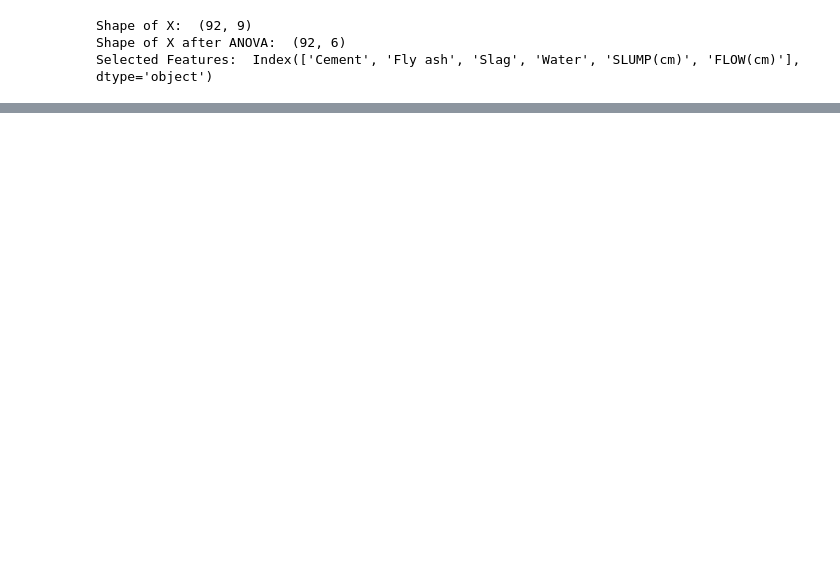
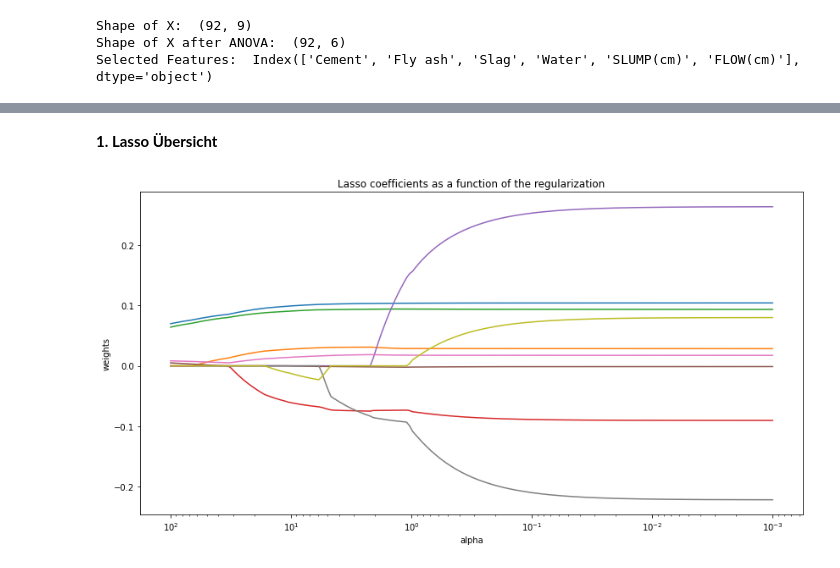
Before and after one commit to kobabulbul/AutoML, a Jupyter notebook: FeatureSelection.ipynb, the cells around one changed output, grey strips where cells are left out. Cells and saved outputs as stored; diff of their text form; code cells hidden in the pictures; blank space fills up the shorter version.

```diff
--- a/FeatureSelection.ipynb
+++ b/FeatureSelection.ipynb
@@ -303,22 +181,0 @@ Importance of Features:  [6.00408175 0.44692582 5.51631735 3.37076497 0.44847189
-# %%
-import matplotlib.pyplot as plt
-
-
-lasso = model[-1]
-plt.figure(figsize=(14,9))
-plt.semilogx(lasso.alphas_, lasso.mse_path_, linestyle=":")
-plt.plot(
-    lasso.alphas_,
-    lasso.mse_path_.mean(axis=-1),
-    color="black",
-    label="Average across the folds",
-    linewidth=2,
-)
-plt.axvline(lasso.alpha_, linestyle="--", color="black", label="alpha: CV estimate")
-
-plt.xlabel(r"$\alpha$")
-plt.ylabel("Mean square error")
-plt.legend()
-_ = plt.title(
-    f"Mean square error on each fold: coordinate descent"
-)
@@ -516,0 +190,26 @@ _ = plt.title(
+# %% [markdown]
+**1. Lasso Übersicht**
+# %%
+from sklearn.linear_model import Lasso
+warnings.filterwarnings("ignore")
+n_alphas = 200
+alphas = np.logspace(-3, 2, n_alphas)
+
+coefs = []
+for a in alphas:
+    lasso = Lasso(alpha=a, fit_intercept=False)
+    lasso.fit(X_train, y_train)
+    coefs.append(lasso.coef_)
+
+plt.figure(figsize=(14,7))
+ax = plt.gca()
+ax.plot(alphas, coefs)
+ax.set_xscale("log")
+ax.set_xlim(ax.get_xlim()[::-1])  # reverse axis
+plt.xlabel("alpha")
+plt.ylabel("weights")
+plt.title("Lasso coefficients as a function of the regularization")
+plt.axis("tight")
+plt.show()
+# %% [output]
+[figure, added]
```
Also changed, not shown: parts of 62 cells of this notebook.
